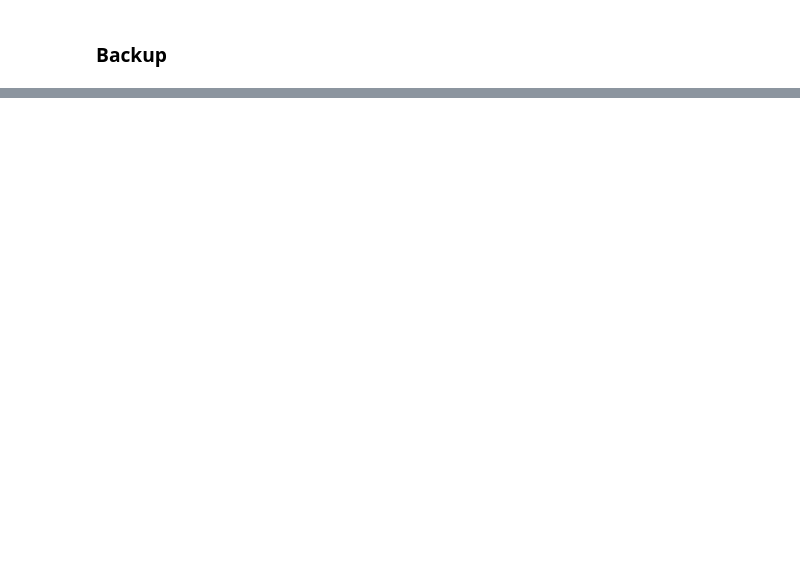
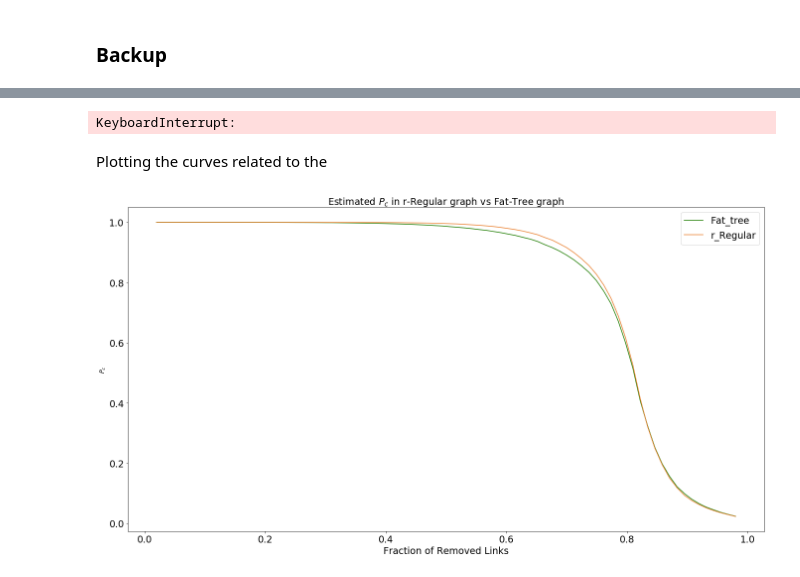
Before and after one commit to brauliovillalobos/Networking-for-Big-Data-Data-Centers-HW1-1047223, a Jupyter notebook: HW1_NBD_DataCenters.ipynb, the cells around one changed output, grey strips where cells are left out. Drawn from its saved outputs; the diff is of its cells as text; code cells hidden in the pictures; blank space fills up the shorter version.

```diff
--- a/HW1_NBD_DataCenters.ipynb
+++ b/HW1_NBD_DataCenters.ipynb
@@ -373,0 +527,9 @@ print(xxx.todense())
+# %%
+def Remove_servers(Graph):
+    All_nodes = nx.nodes(Graph)
+    Servers = []
+    for node in All_nodes:
+        if len(list(nx.neighbors(Graph, node))) == 1:
+            Servers += [node]
+    Graph.remove_nodes_from(Servers)
+    return Graph
@@ -373,0 +542,7 @@ print(xxx.todense())
+# %%
+def Remove_edges(Graph, fraction):
+    Copy_Graph = Graph.copy()
+    Number_of_edges_to_remove= ceil(len(nx.edges(Copy_Graph)) * fraction)
+    Edges_to_remove = random.sample(set(nx.edges(Copy_Graph)), Number_of_edges_to_remove)
+    Copy_Graph.remove_edges_from(Edges_to_remove)
+    return Copy_Graph
@@ -373,0 +576,35 @@ print(xxx.todense())
+# %%
+def PC_simulation(n, Graph_topo, num_fractions, num_sim):
+    PCs_mean = np.zeros(num_fractions)
+    Fractions = np.linspace(.02, .98, num_fractions)
+    for i in range(len(Fractions)):
+        PC_mean = PC_estimator(n, Graph_topo, Fractions[i], num_sim)
+        PCs_mean[i] = PC_mean.mean()
+    return PCs_mean, Fractions
+# %%
+%%time
+Fat_tree = PC_simulation(10, 'Fat_tree', 80, 5000)
+R_regular = PC_simulation(10, 'R_regular', 80, 5000)
+File = open('Final_Result_part3.txt', 'w')
+File.write('Fat_tree = '+ str(Fat_tree[0])+'\n')
+File.write('R_regular = ' + str(R_regular[0])+'\n')
+File.write('Fractions = ' + str(Fat_tree[1]))
+File.close()
+# %% [output]
+KeyboardInterrupt:
+# %% [markdown]
+Plotting the curves related to the
+# %%
+plt.rcParams["figure.figsize"] = (23, 12)
+plt.plot(Fat_tree[1], Fat_tree[0],label = "Fat_tree", color = '#1e7d01')
+plt.plot(R_regular[1], R_regular[0],label = "r_Regular", color = '#eb8334')
+plt.title('Estimated ' + r'$P_c$' + ' in r-Regular graph vs Fat-Tree graph', fontsize = 19)
+plt.ylabel(r'$P_c$', fontsize = 13)
+plt.xlabel('Fraction of Removed Links', fontsize = 19)
+plt.xticks(fontsize = 19)
+plt.yticks(fontsize = 19)
+plt.legend(fontsize = 19)
+plt.savefig('Test.png')
+plt.show()
+# %% [output]
+[figure, added]
```
Also changed, not shown: parts of 45 cells of this notebook.
